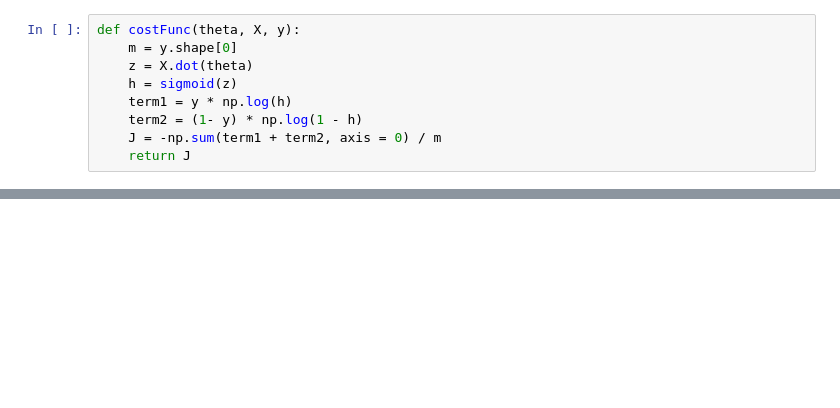
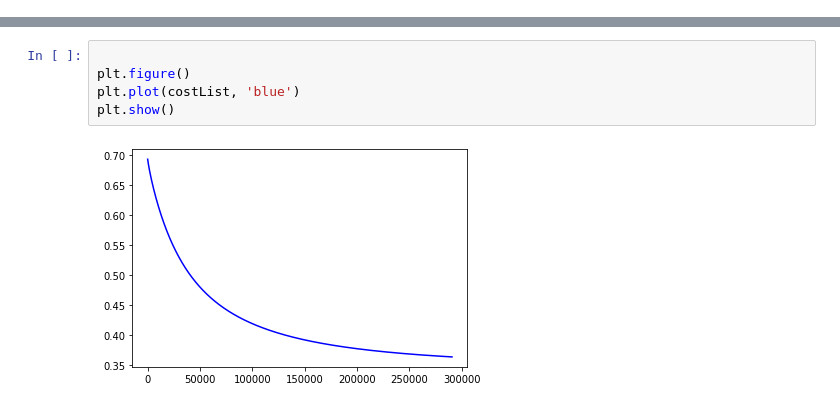
Before and after one commit to CJavaPython/AssignmentFolder, a Jupyter notebook: Assignment06/Assignment06.ipynb, the cells around one changed output, grey strips where cells are left out. Cells and saved outputs as stored; diff of their text form; blank space fills up the shorter version.

```diff
--- a/Assignment06/Assignment06.ipynb
+++ b/Assignment06/Assignment06.ipynb
@@ -416,9 +0,0 @@ def sigmoid(z):
-# %%
-def costFunc(theta, X, y):
-    m = y.shape[0]
-    z = X.dot(theta)
-    h = sigmoid(z)
-    term1 = y * np.log(h)
-    term2 = (1- y) * np.log(1 - h)
-    J = -np.sum(term1 + term2, axis = 0) / m
-    return J
@@ -507,0 +201,7 @@ plotDecisionBoundary(theta, degree, axes)
+# %%
+
+plt.figure()
+plt.plot(costList, 'blue')
+plt.show()
+# %% [output]
+[figure, added]
```
Also changed, not shown: parts of 41 cells of this notebook.
